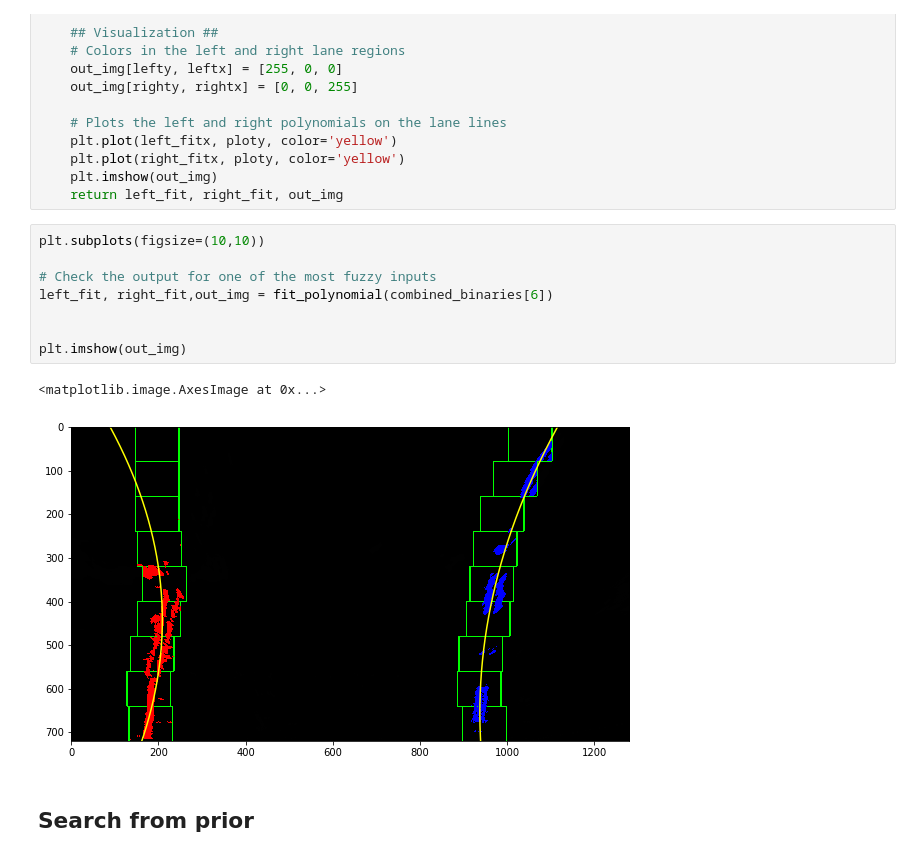
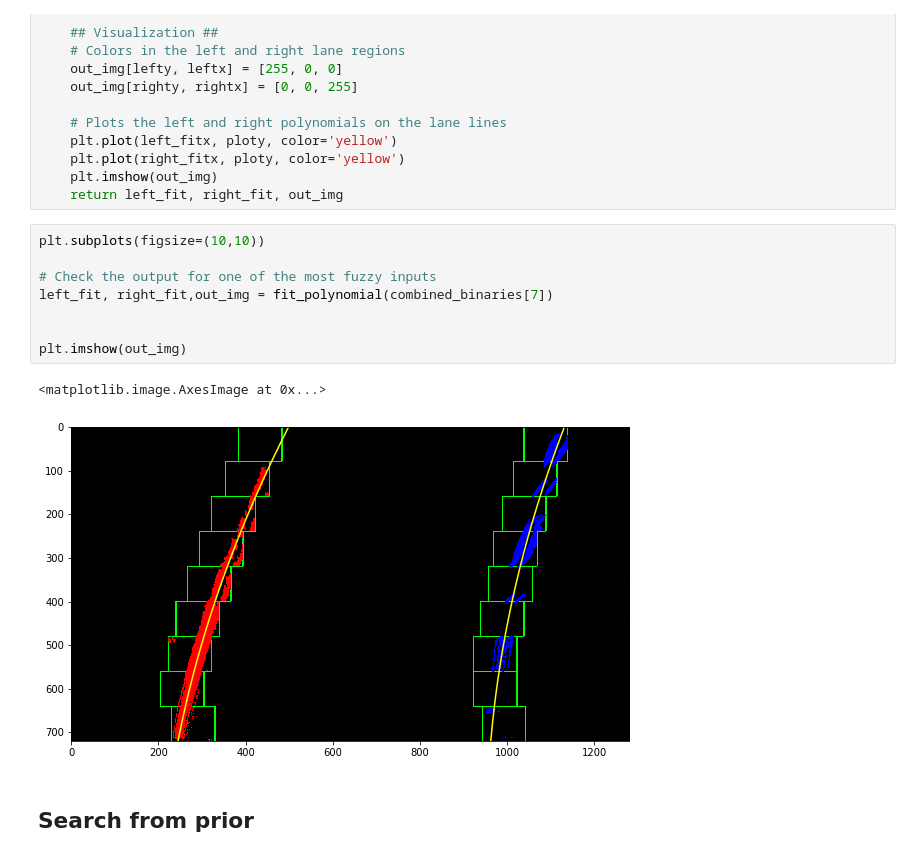
Before and after one commit to mirunavlc/CarND-Advanced-Lane-Lines, a Jupyter notebook: P2.ipynb, the cells around one changed output. Saved outputs shown, nothing was run; the diff lists cells and outputs as text.

```diff
--- a/P2.ipynb
+++ b/P2.ipynb
@@ -410,13 +410,13 @@ def fit_polynomial(binary_warped):
 # %%
 plt.subplots(figsize=(10,10))
 
 # Check the output for one of the most fuzzy inputs
-left_fit, right_fit,out_img = fit_polynomial(combined_binaries[6])
+left_fit, right_fit,out_img = fit_polynomial(combined_binaries[7])
 
 
 plt.imshow(out_img)
 # %% [output]
 <matplotlib.image.AxesImage at 0x...>
-[figure, old version]
+[figure, new version]
 # %% [markdown]
 ## Search from prior
```
Also changed, not shown: parts of 10 cells of this notebook, 2 other files.
